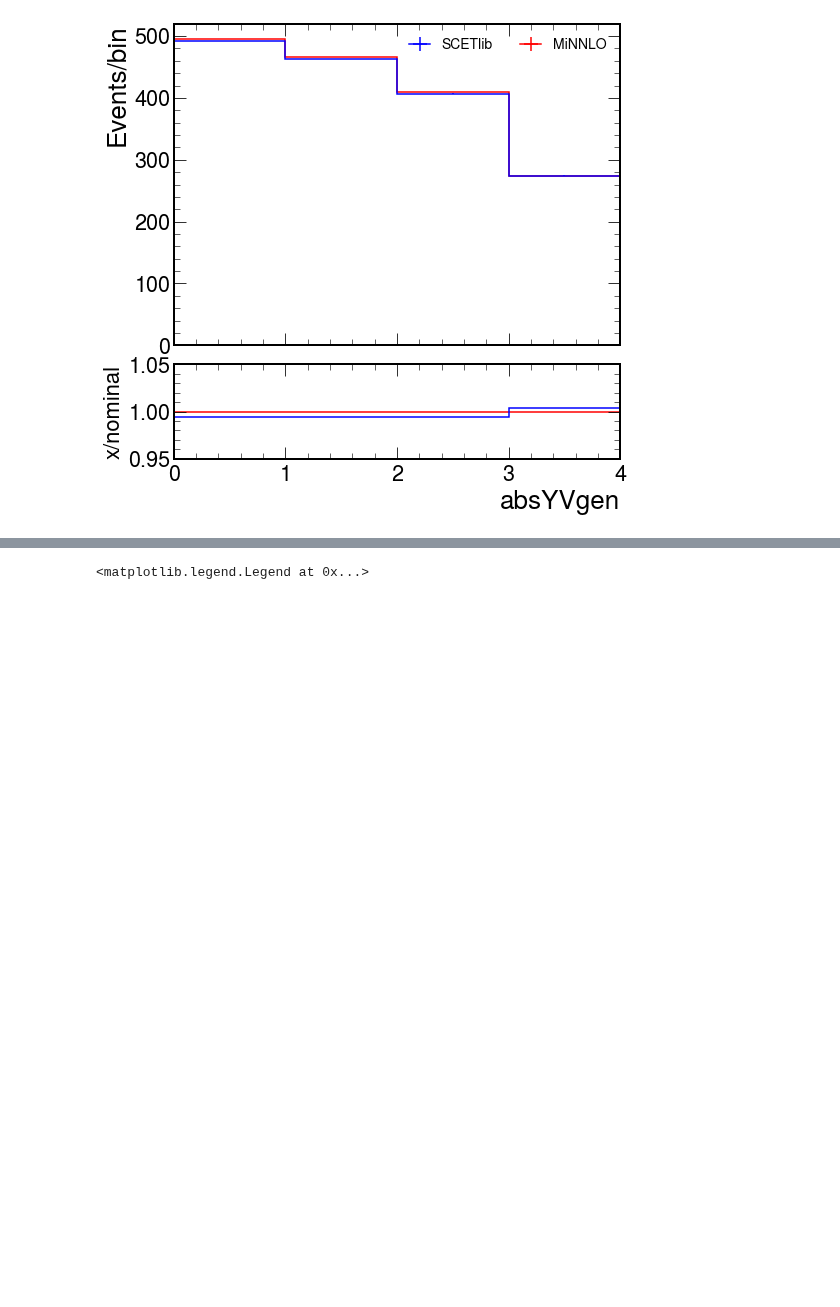
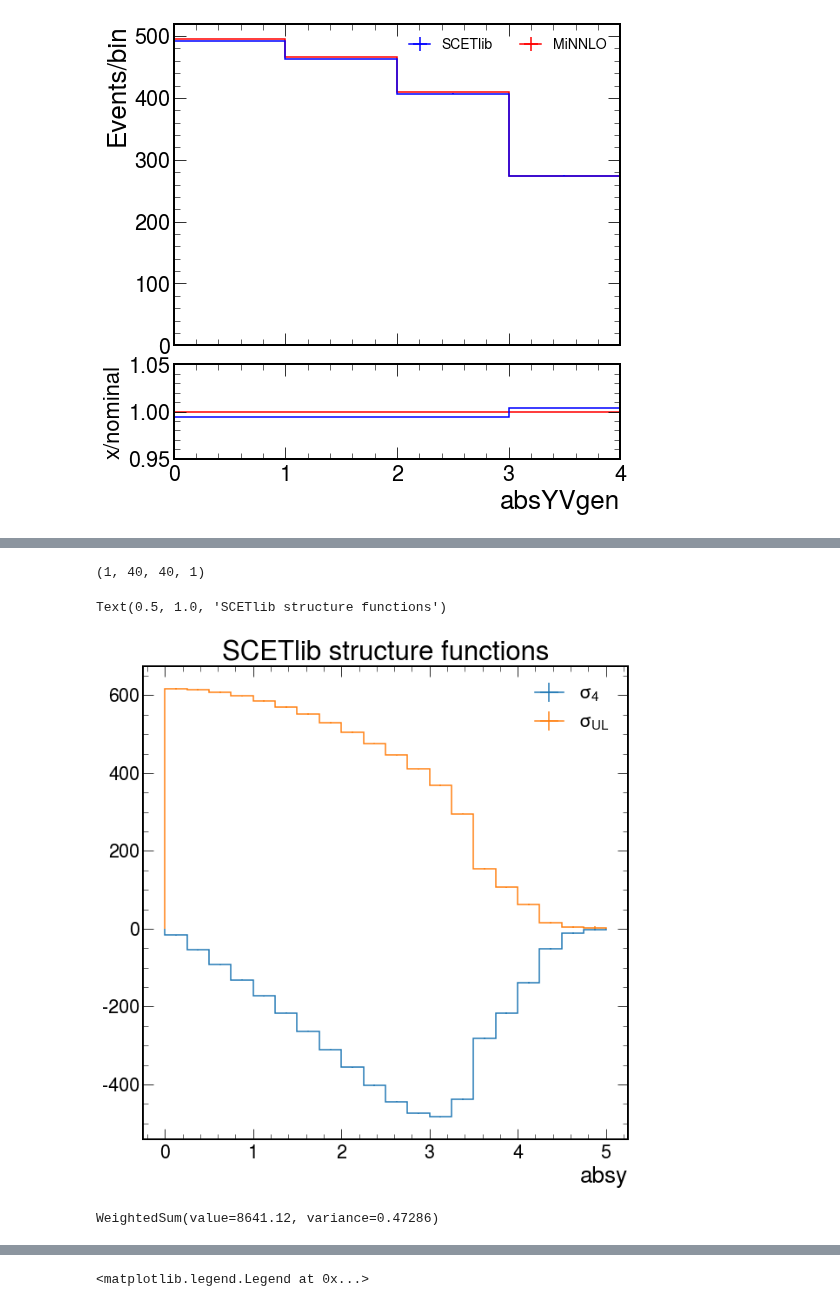
Before and after one commit to WMass/WRemnants, a Jupyter notebook: notebooks/scetlib.ipynb, the cells around one changed output, grey strips where cells are left out. Drawn from its saved outputs; the diff is of its cells as text; code cells hidden in the pictures; blank space fills up the shorter version.

```diff
--- a/notebooks/scetlib.ipynb
+++ b/notebooks/scetlib.ipynb
@@ -321,0 +96,7 @@ plt.legend()
+# %%
+scetlibh_tot = scetlib_corrections.read_scetlib_hist("/home/k/kelong/work/Generators/scetlib-cms/prod/scetlib_run/helicityTest/Wm/inclusive_Wm.npz")
+scetlibh_A4 = scetlib_corrections.read_scetlib_hist("/home/k/kelong/work/Generators/scetlib-cms/prod/scetlib_run/helicityTest/Wm/inclusive_Wm_A4.npz", flip_y_sign=True)
+scetlibh_tot_s = scetlib_corrections.read_scetlib_hist("/home/k/kelong/work/Generators/scetlib-cms/prod/scetlib_run/helicityTest/Wm/inclusive_Wm.npz", nonsing="")
+scetlibh_tot.shape
+# %% [output]
+(1, 40, 40, 1)
@@ -321,0 +110,3 @@ plt.legend()
+# %%
+scetlibW_A4 = hh.makeAbsHist(scetlibh_A4, "y")
+scetlibW_tot = hh.makeAbsHist(scetlibh_tot, "y")
@@ -321,0 +115,8 @@ plt.legend()
+# %%
+scetlibW_A4.project("absy").plot(label="$\sigma_{4}$")
+scetlibW_tot.project("absy").plot(label="$\sigma_{UL}$")
+plt.legend()
+plt.title("SCETlib structure functions")
+# %% [output]
+Text(0.5, 1.0, 'SCETlib structure functions')
+[figure, added]
@@ -321,0 +129,4 @@ plt.legend()
+# %%
+minnloWhel_cen[{"helicity" : -1.j}].sum()
+# %% [output]
+WeightedSum(value=8641.12, variance=0.47286)
```
Also changed, not shown: parts of 112 cells of this notebook, 9 other files.
